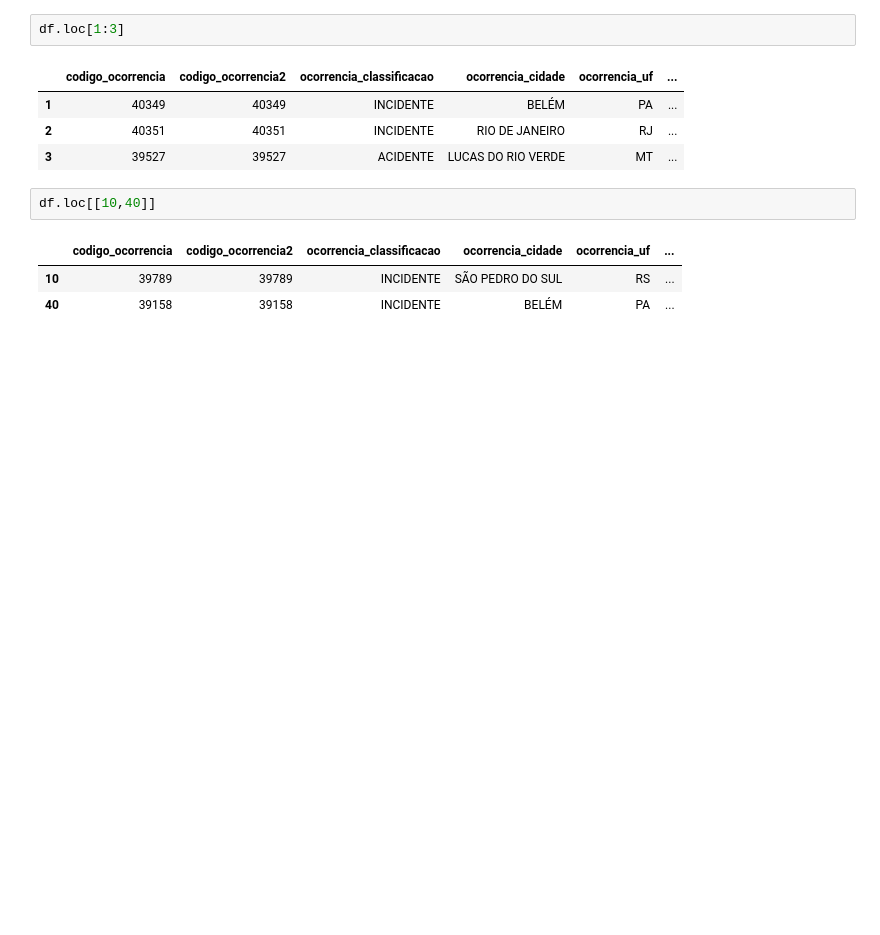
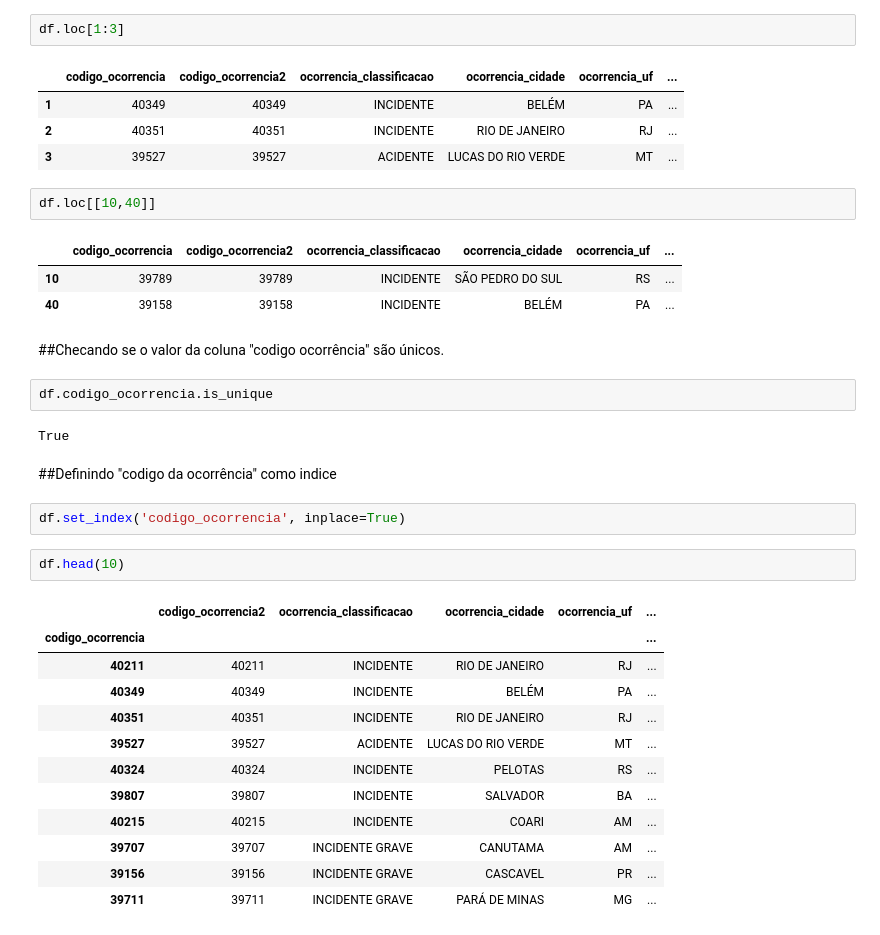
Before and after one commit to flaviohnm/projeto_etl, a Jupyter notebook: projeto_etl.ipynb, the cells around one changed output. Saved outputs shown, nothing was run; the diff lists cells and outputs as text; blank space fills up the shorter version.

```diff
--- a/projeto_etl.ipynb
+++ b/projeto_etl.ipynb
@@ -132,3 +136,28 @@ df.loc[[10,40]]
 |  | codigo_ocorrencia | codigo_ocorrencia2 | ocorrencia_classificacao | ocorrencia_cidade | ocorrencia_uf | ... |
 | 10 | 39789 | 39789 | INCIDENTE | SÃO PEDRO DO SUL | RS | ... |
 | 40 | 39158 | 39158 | INCIDENTE | BELÉM | PA | ... |
+# %% [markdown]
+##Checando se o valor da coluna "codigo ocorrência" são únicos.
+# %%
+df.codigo_ocorrencia.is_unique
+# %% [output]
+True
+# %% [markdown]
+##Definindo "codigo da ocorrência" como indice
+# %%
+df.set_index('codigo_ocorrencia', inplace=True)
+# %%
+df.head(10)
+# %% [output]
+|  | codigo_ocorrencia2 | ocorrencia_classificacao | ocorrencia_cidade | ocorrencia_uf | ... |
+| codigo_ocorrencia |  |  |  |  | ... |
+| 40211 | 40211 | INCIDENTE | RIO DE JANEIRO | RJ | ... |
+| 40349 | 40349 | INCIDENTE | BELÉM | PA | ... |
+| 40351 | 40351 | INCIDENTE | RIO DE JANEIRO | RJ | ... |
+| 39527 | 39527 | ACIDENTE | LUCAS DO RIO VERDE | MT | ... |
+| 40324 | 40324 | INCIDENTE | PELOTAS | RS | ... |
+| 39807 | 39807 | INCIDENTE | SALVADOR | BA | ... |
+| 40215 | 40215 | INCIDENTE | COARI | AM | ... |
+| 39707 | 39707 | INCIDENTE GRAVE | CANUTAMA | AM | ... |
+| 39156 | 39156 | INCIDENTE GRAVE | CASCAVEL | PR | ... |
+| 39711 | 39711 | INCIDENTE GRAVE | PARÁ DE MINAS | MG | ... |
```
Also changed, not shown: parts of 13 cells of this notebook.
